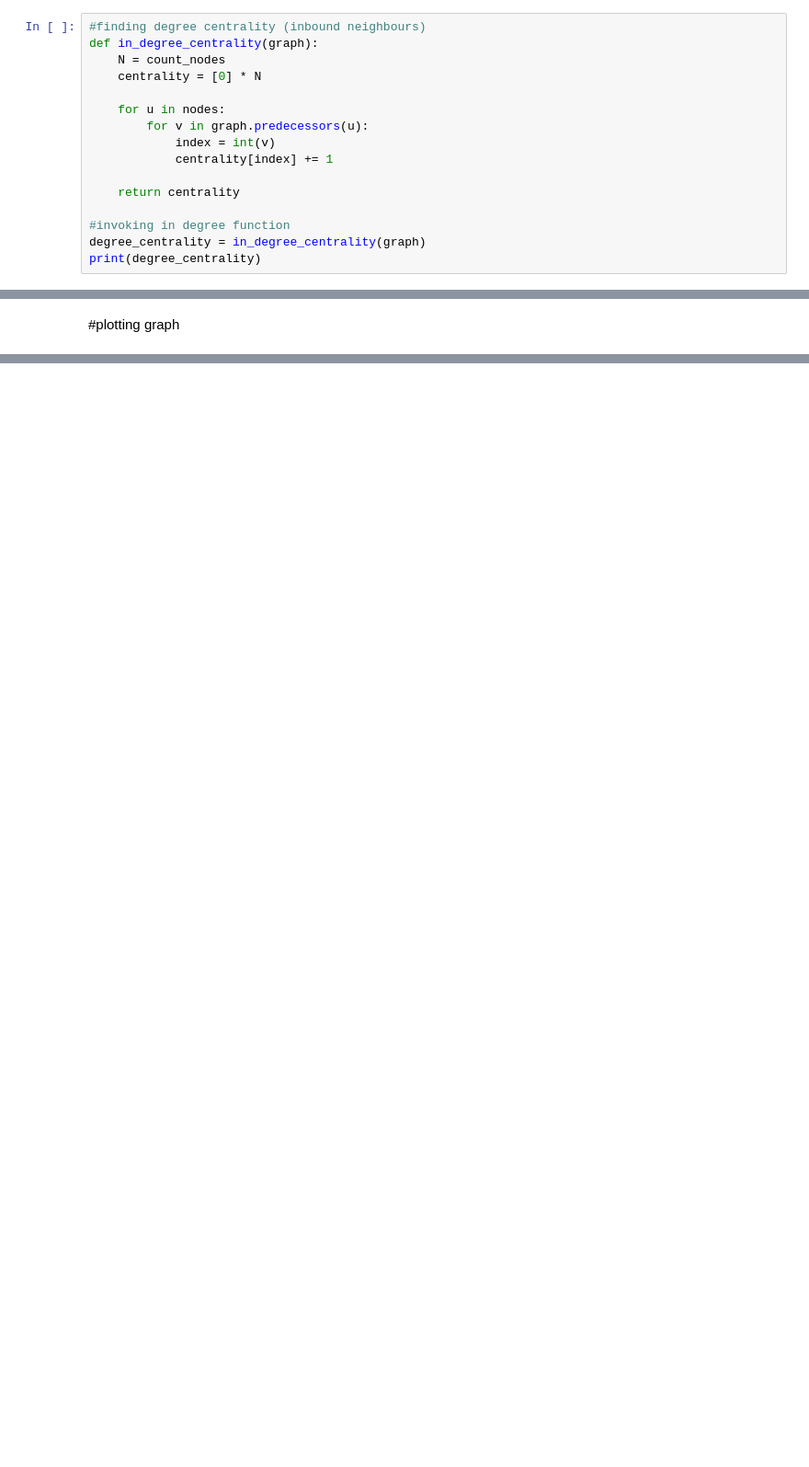
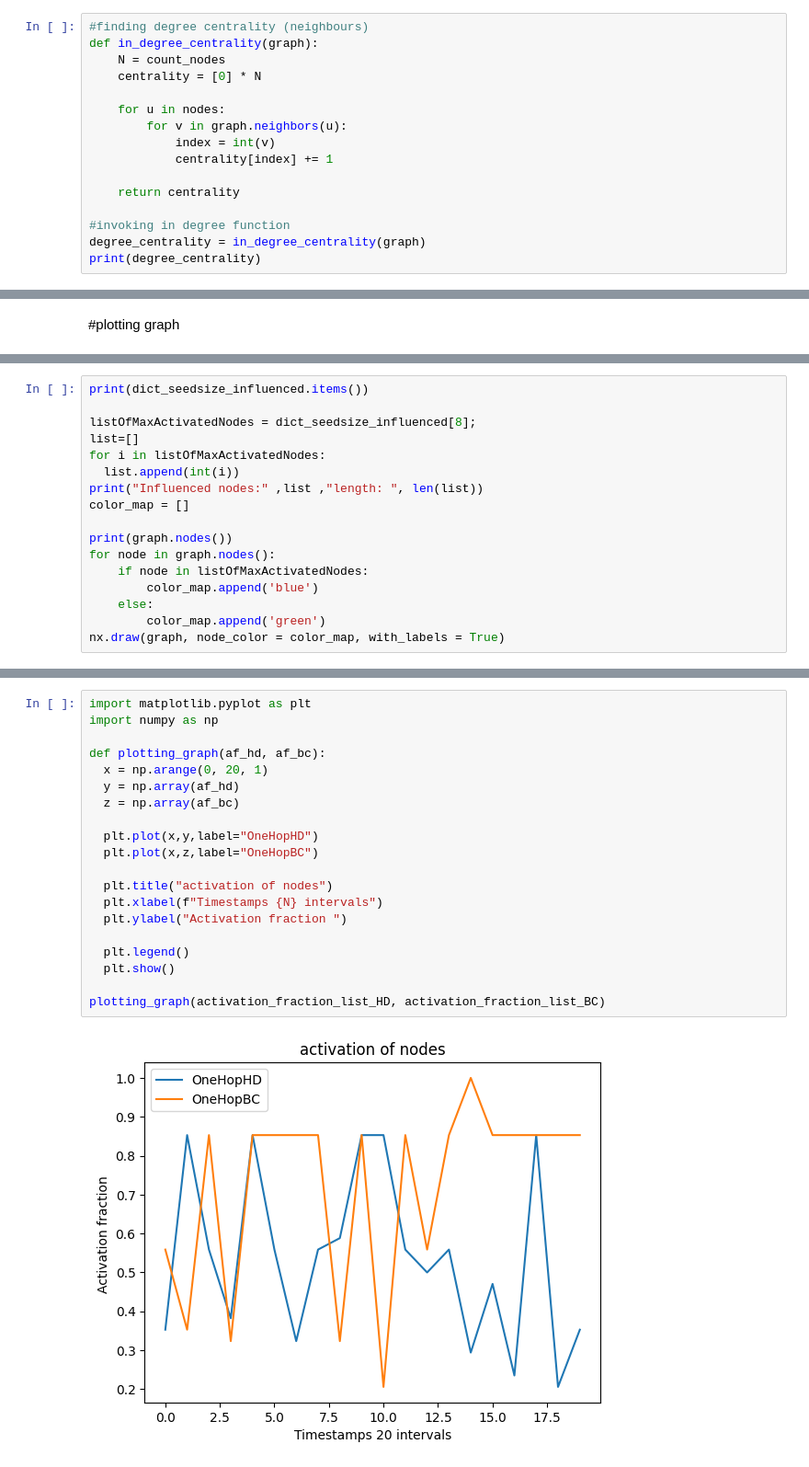
Before and after one commit to jaishruti/Influence-Maximization, a Jupyter notebook: Influence_Maximization.ipynb, the cells around one changed output, grey strips where cells are left out. Shown at 92% size. Cells and saved outputs as stored; diff of their text form; blank space fills up the shorter version.

```diff
--- a/Influence_Maximization.ipynb
+++ b/Influence_Maximization.ipynb
@@ -36,13 +36,13 @@ print(nodes)
 # %% [markdown]
 #finding degree centrality of each node
 # %%
-#finding degree centrality (inbound neighbours)
+#finding degree centrality (neighbours)
 def in_degree_centrality(graph):
     N = count_nodes
     centrality = [0] * N
 
     for u in nodes:
-        for v in graph.predecessors(u):
+        for v in graph.neighbors(u):
             index = int(v)
             centrality[index] += 1
 
@@ -302,0 +309,17 @@ num_of_influenced_nodes:  [3, 8, 9, 8, 9, 10, 13, 12, 13]
+# %%
+print(dict_seedsize_influenced.items())
+
+listOfMaxActivatedNodes = dict_seedsize_influenced[8];
+list=[]
+for i in listOfMaxActivatedNodes:
+  list.append(int(i))
+print("Influenced nodes:" ,list ,"length: ", len(list))
+color_map = []
+
+print(graph.nodes())
+for node in graph.nodes():
+    if node in listOfMaxActivatedNodes:
+        color_map.append('blue')
+    else:
+        color_map.append('green')
+nx.draw(graph, node_color = color_map, with_labels = True)
@@ -302,0 +537,22 @@ num_of_influenced_nodes:  [3, 8, 9, 8, 9, 10, 13, 12, 13]
+# %%
+import matplotlib.pyplot as plt
+import numpy as np
+
+def plotting_graph(af_hd, af_bc):
+  x = np.arange(0, 20, 1)
+  y = np.array(af_hd)
+  z = np.array(af_bc)
+
+  plt.plot(x,y,label="OneHopHD")
+  plt.plot(x,z,label="OneHopBC")
+
+  plt.title("activation of nodes")
+  plt.xlabel(f"Timestamps {N} intervals")
+  plt.ylabel("Activation fraction ")
+
+  plt.legend()
+  plt.show()
+
+plotting_graph(activation_fraction_list_HD, activation_fraction_list_BC)
+# %% [output]
+[figure, added]
```
Also changed, not shown: parts of 9 cells of this notebook.
